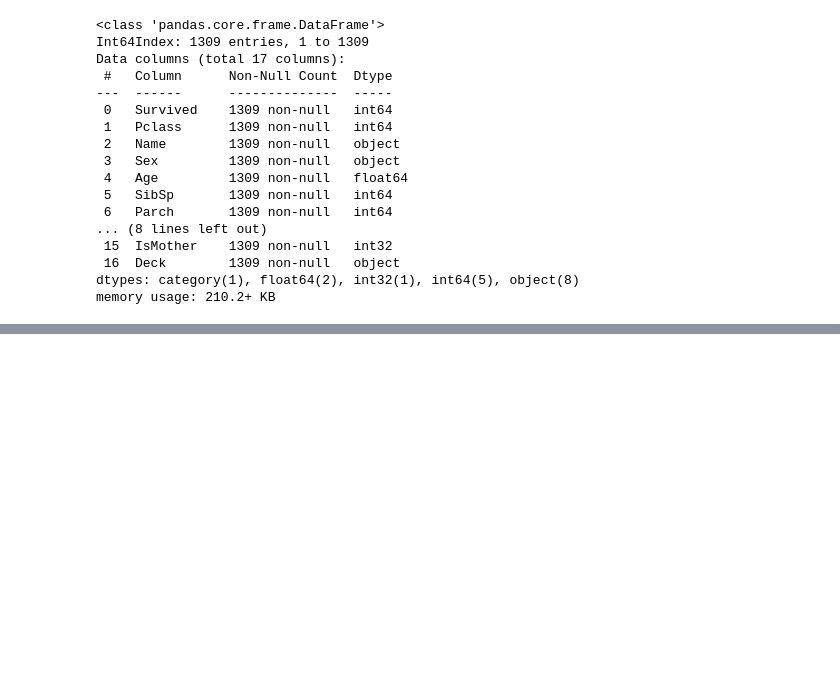
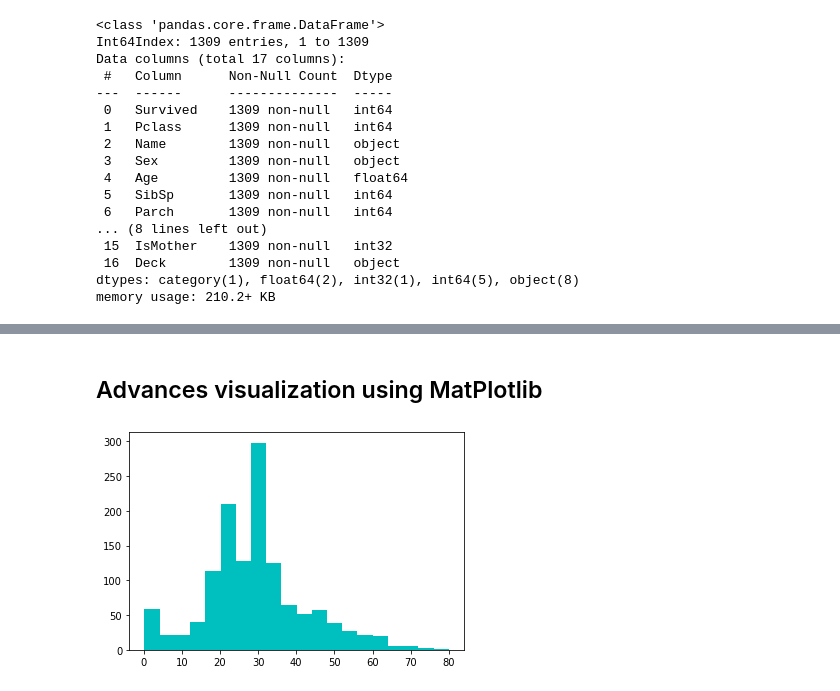
Before and after one commit to ahmadmaksoor/Titanic-Machine-Learning-from-Disaster, a Jupyter notebook: notebooks/2.0-ak-exploring-processing-data.ipynb, the cells around one changed output, grey strips where cells are left out. Cells and saved outputs as stored; diff of their text form; code cells hidden in the pictures; blank space fills up the shorter version.

```diff
--- a/notebooks/2.0-ak-exploring-processing-data.ipynb
+++ b/notebooks/2.0-ak-exploring-processing-data.ipynb
@@ -1110,0 +1173,15 @@ memory usage: 210.2+ KB
+# %%
+# drop columns
+# First we pass the column names that you want to from the DataFrame as a list
+# we specify the axis property to 1 so the drop function can work on the colmuns
+# then we have set the inplace to True for change the DataFrame itself without creating a copy of it.
+df.drop(['Cabin', 'Name', 'Ticket', 'Parch', 'SibSp', 'Sex'], axis=1, inplace=True)
+# %%
+# reorder columns
+# we are first creating a list of columns using a list comprehension and by iterating over all colimns of the DataFrame
+# that you can access using df.columns
+columns = [column for column in df.columns if column != 'Survived']
+# we are adding Survivrd column in front of the list
+columns = ['Survived'] + columns
+# we are passing the column list in the square bracket
+df = df[columns]
@@ -1110,0 +1210,13 @@ memory usage: 210.2+ KB
+# %%
+processed_data_path= os.path.join(os.path.pardir, 'data', 'processed')
+write_train_path= os.path.join(processed_data_path, 'train.csv')
+write_test_path= os.path.join(processed_data_path, 'test.csv')
+# %%
+# we are writing the DataFrame to the file using the panda .to_csv methode
+# we already know that rows of suvrived -888 belong to test Dataset
+# So in order to get only the training dataset, we can remove rwos for the test
+# train data
+df.loc[df.Survived != -888].to_csv(write_train_path)
+# test data
+columns= [column for column in df.columns if column != 'Survived']
+df.loc[df.Survived == -888, columns].to_csv(write_test_path)
@@ -1110,0 +1379,2 @@ memory usage: 210.2+ KB
+# %% [markdown]
+## Advances visualization using MatPlotlib
@@ -1110,0 +1384,4 @@ memory usage: 210.2+ KB
+# %%
+plt.hist(df.Age, bins=20, color='c');
+# %% [output]
+[figure, added]
```
Also changed, not shown: parts of 27 cells of this notebook, 1 other file.
